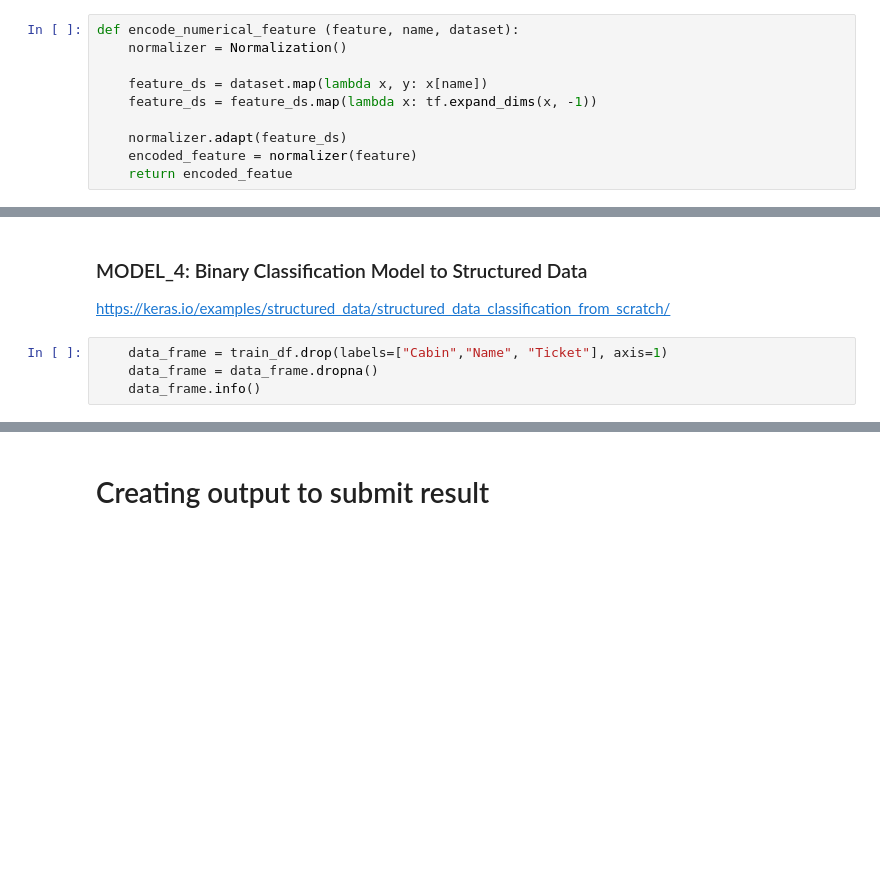
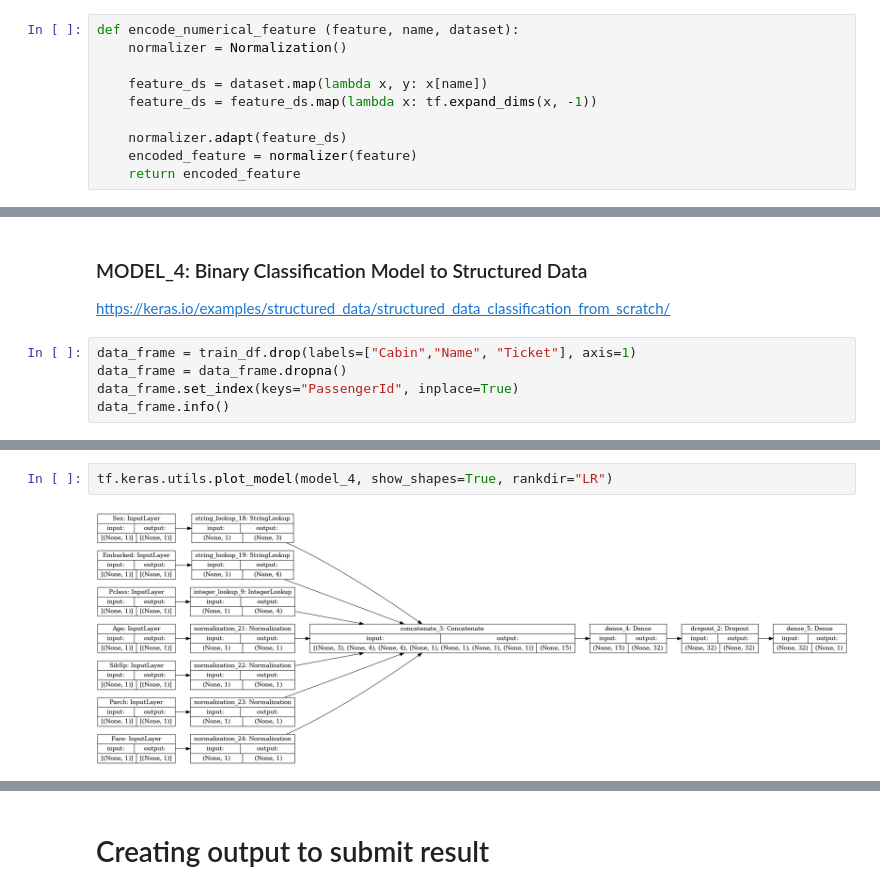
Before and after one commit to benchov/Kaggle, a Jupyter notebook: titanic-competition.ipynb, the cells around one changed output, grey strips where cells are left out. Cells and saved outputs as stored; diff of their text form; blank space fills up the shorter version.

```diff
--- a/titanic-competition.ipynb
+++ b/titanic-competition.ipynb
@@ -145,7 +146,7 @@ def encode_numerical_feature (feature, name, dataset):
 
     normalizer.adapt(feature_ds)
     encoded_feature = normalizer(feature)
-    return encoded_featue
+    return encoded_feature
 # %%
 def encode_categorical_feature (feature, name, dataset, is_string):
     lookup_class = StringLookup if is_string else IntegerLookup
@@ -478,8 +470,9 @@ model_3_predictions = tf.cast(np.round(np.max(model_3_predictions, axis=1)), dty
 ### MODEL_4: Binary Classification Model to Structured Data
 [https://keras.io/examples/structured_data/structured_data_classification_from_scratch/](http://)
 # %%
-    data_frame = train_df.drop(labels=["Cabin","Name", "Ticket"], axis=1)
-    data_frame = data_frame.dropna()
-    data_frame.info()
+data_frame = train_df.drop(labels=["Cabin","Name", "Ticket"], axis=1)
+data_frame = data_frame.dropna()
+data_frame.set_index(keys="PassengerId", inplace=True)
+data_frame.info()
 # %% [output]
 <class 'pandas.core.frame.DataFrame'>
@@ -513,0 +574,4 @@ val_ds = val_ds.batch(32).prefetch(tf.data.AUTOTUNE)
+# %%
+tf.keras.utils.plot_model(model_4, show_shapes=True, rankdir="LR")
+# %% [output]
+[figure, added]
```
Also changed, not shown: parts of 23 cells of this notebook.
